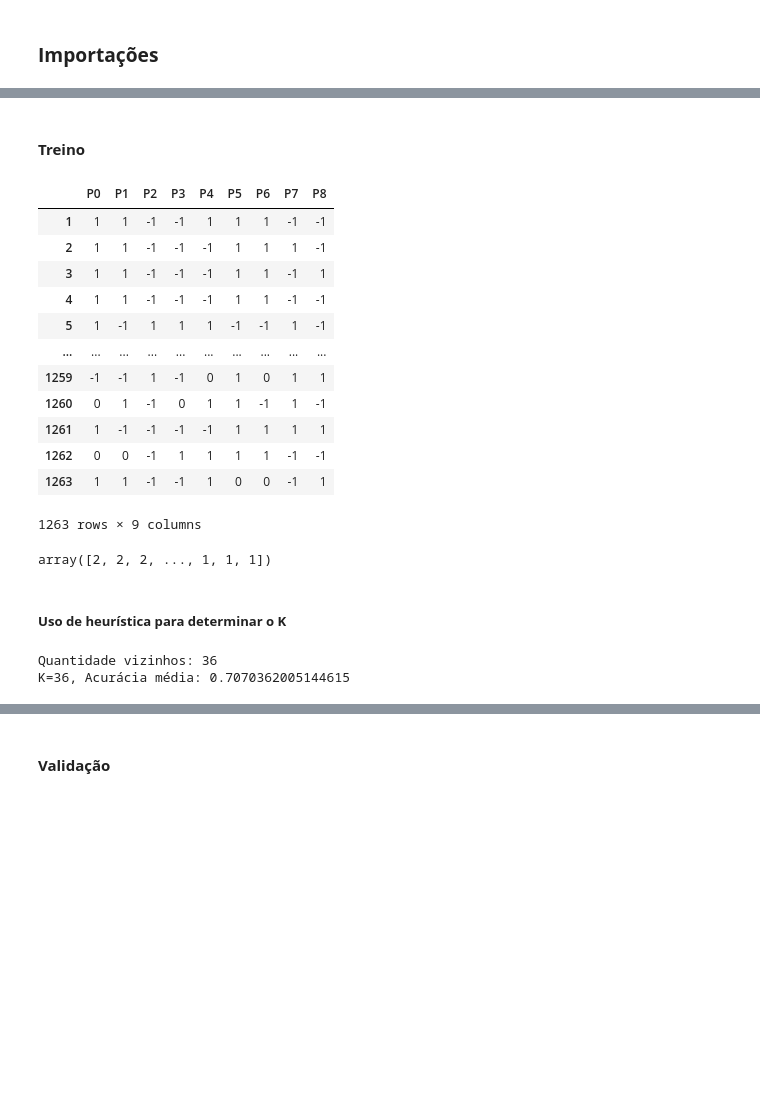
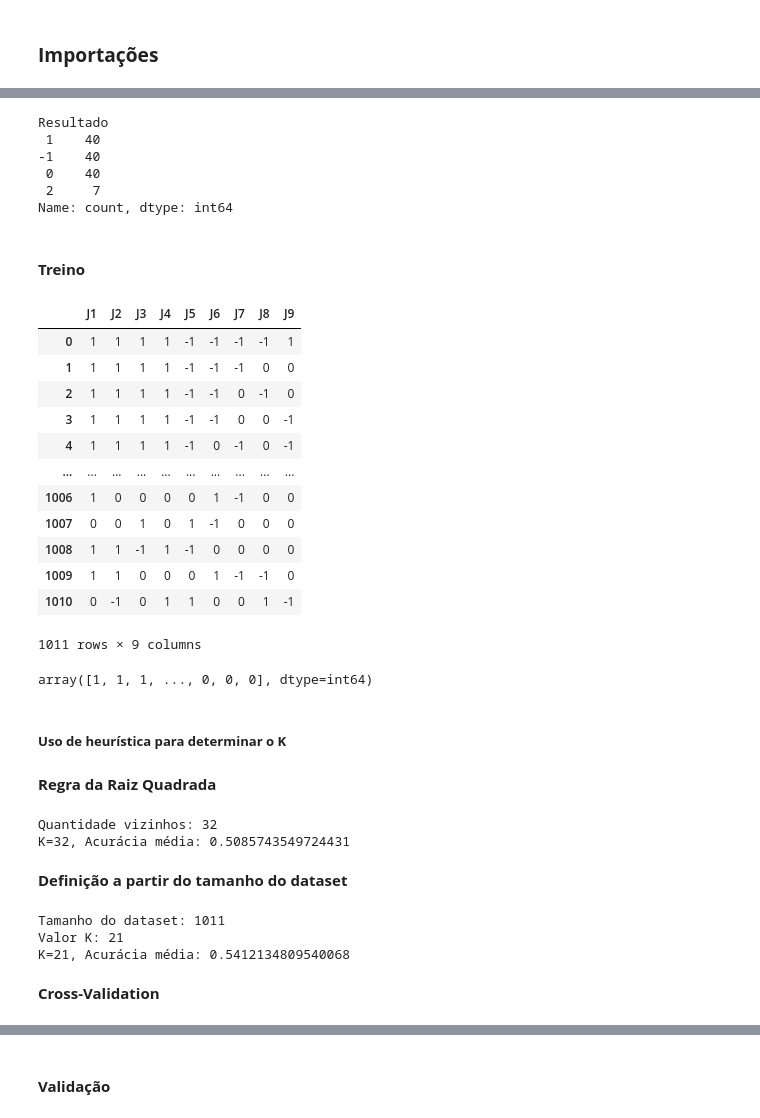
Before and after one commit to GuilhermeVSam/T1_IA, a Jupyter notebook: 02_KNN.ipynb, the cells around one changed output, grey strips where cells are left out. Cells and saved outputs as stored; diff of their text form; code cells hidden in the pictures; blank space fills up the shorter version.

```diff
--- a/02_KNN.ipynb
+++ b/02_KNN.ipynb
@@ -15,7 +11,6 @@ nomes_colunas
 # %%
 #Importação do dataset de treino
 file_path = r'Treino.csv'
-df_treino = pd.read_csv(file_path,sep=';',names=nomes_colunas)
-print(df_treino.shape)
+df_treino = pd.read_csv(file_path)
 display(df_treino.head())
 # %% [output]
@@ -57,5 +46,0 @@ display(df_teste.head())
-# %%
-# Os datasets precisam estar neste padrão ao serem carregados em qualquer algoritmo
-df_treino = df_treino.iloc[1:]
-df_treino = df_treino.astype(int)
-df_treino
@@ -76,38 +101,48 @@ df_treino
+# %%
+df_validacao['Resultado'].value_counts()
+# %% [output]
+Resultado
+ 1    40
+-1    40
+ 0    40
+ 2     7
+Name: count, dtype: int64
 # %% [markdown]
 #### **Treino**
 # %%
 # Filtrando as features que serão passadas para predição
-X = df_treino.drop(columns=['Results'])
+X = df_treino.drop(columns=['Resultado'])
 X
 # %% [output]
-|  | P0 | P1 | P2 | P3 | P4 | P5 | P6 | P7 | P8 |
-| 1 | 1 | 1 | -1 | -1 | 1 | 1 | 1 | -1 | -1 |
-| 2 | 1 | 1 | -1 | -1 | -1 | 1 | 1 | 1 | -1 |
-| 3 | 1 | 1 | -1 | -1 | -1 | 1 | 1 | -1 | 1 |
-| 4 | 1 | 1 | -1 | -1 | -1 | 1 | 1 | -1 | -1 |
-| 5 | 1 | -1 | 1 | 1 | 1 | -1 | -1 | 1 | -1 |
+|  | J1 | J2 | J3 | J4 | J5 | J6 | J7 | J8 | J9 |
+| 0 | 1 | 1 | 1 | 1 | -1 | -1 | -1 | -1 | 1 |
+| 1 | 1 | 1 | 1 | 1 | -1 | -1 | -1 | 0 | 0 |
+| 2 | 1 | 1 | 1 | 1 | -1 | -1 | 0 | -1 | 0 |
+| 3 | 1 | 1 | 1 | 1 | -1 | -1 | 0 | 0 | -1 |
+| 4 | 1 | 1 | 1 | 1 | -1 | 0 | -1 | 0 | -1 |
 | ... | ... | ... | ... | ... | ... | ... | ... | ... | ... |
-| 1259 | -1 | -1 | 1 | -1 | 0 | 1 | 0 | 1 | 1 |
-| 1260 | 0 | 1 | -1 | 0 | 1 | 1 | -1 | 1 | -1 |
-| 1261 | 1 | -1 | -1 | -1 | -1 | 1 | 1 | 1 | 1 |
-| 1262 | 0 | 0 | -1 | 1 | 1 | 1 | 1 | -1 | -1 |
-| 1263 | 1 | 1 | -1 | -1 | 1 | 0 | 0 | -1 | 1 |
+| 1006 | 1 | 0 | 0 | 0 | 0 | 1 | -1 | 0 | 0 |
+| 1007 | 0 | 0 | 1 | 0 | 1 | -1 | 0 | 0 | 0 |
+| 1008 | 1 | 1 | -1 | 1 | -1 | 0 | 0 | 0 | 0 |
+| 1009 | 1 | 1 | 0 | 0 | 0 | 1 | -1 | -1 | 0 |
+| 1010 | 0 | -1 | 0 | 1 | 1 | 0 | 0 | 1 | -1 |
-1263 rows × 9 columns
+1011 rows × 9 columns
 # %%
 # Obtendo as labels do dataset de treino
-Y = df_treino.drop(columns=['P0','P1','P2','P3','P4','P5','P6','P7','P8'])['Results'].values
+Y = df_treino.drop(columns=['J1', 'J2', 'J3', 'J4', 'J5', 'J6', 'J7', 'J8', 'J9'])['Resultado'].values
 Y
 # %% [output]
-array([2, 2, 2, ..., 1, 1, 1])
+array([1, 1, 1, ..., 0, 0, 0], dtype=int64)
 # %% [markdown]
 ##### **Uso de heurística para determinar o K**
+# %% [markdown]
+**Regra da Raiz Quadrada**
 # %%
-# Heurísitca para definir o K:  Regra da Raiz Quadrada
 from math import sqrt,ceil
 
 # Arrendondando a raiz quadrada do total de entradas do dataset de treino
 
-k = ceil(sqrt(df_treino['P0'].count()))
+k = ceil(sqrt(df_treino['J1'].count()))
 print("Quantidade vizinhos: {}".format(k))
 
 # Criação do classificador
@@ -119,8 +154,29 @@ clf.fit(X.values, Y)
 score = cross_val_score(clf, X.values, Y, cv=5, scoring=None)
 print("K={}, Acurácia média: {}".format(k,score.mean()))
 # %% [output]
-Quantidade vizinhos: 36
-K=36, Acurácia média: 0.7070362005144615
+Quantidade vizinhos: 32
+K=32, Acurácia média: 0.5085743549724431
+# %% [markdown]
+**Definição a partir do tamanho do dataset**
+# %%
+qtd_amostras = df_treino['J1'].count()
+k = ceil(0.02 * qtd_amostras)  # 2% do número total de amostras
+print("Tamanho do dataset: {}\nValor K: {}".format(qtd_amostras,k))
+
+# Criação do classificador
+clf = neighbors.KNeighborsClassifier(n_neighbors=k)
+
+# Treino do modelo
+clf.fit(X.values, Y)
+
+score = cross_val_score(clf, X.values, Y, cv=5, scoring=None)
+print("K={}, Acurácia média: {}".format(k,score.mean()))
+# %% [output]
+Tamanho do dataset: 1011
+Valor K: 21
+K=21, Acurácia média: 0.5412134809540068
+# %% [markdown]
+**Cross-Validation**
 # %%
 # Lista para guardar os resultados dos testes para k
 lista_k_accuracy = []
```
Also changed, not shown: parts of 25 cells of this notebook, 1 other file.
